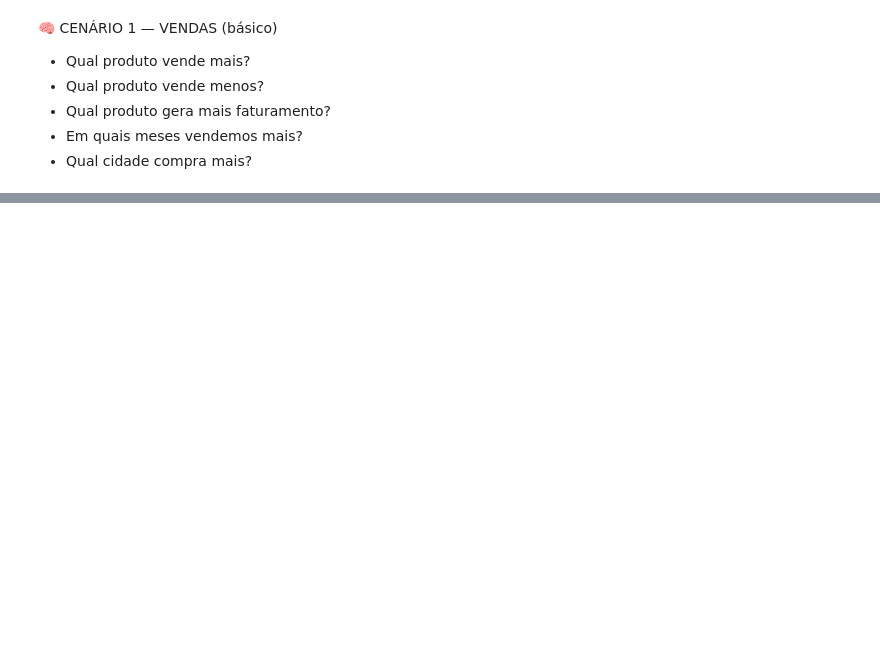
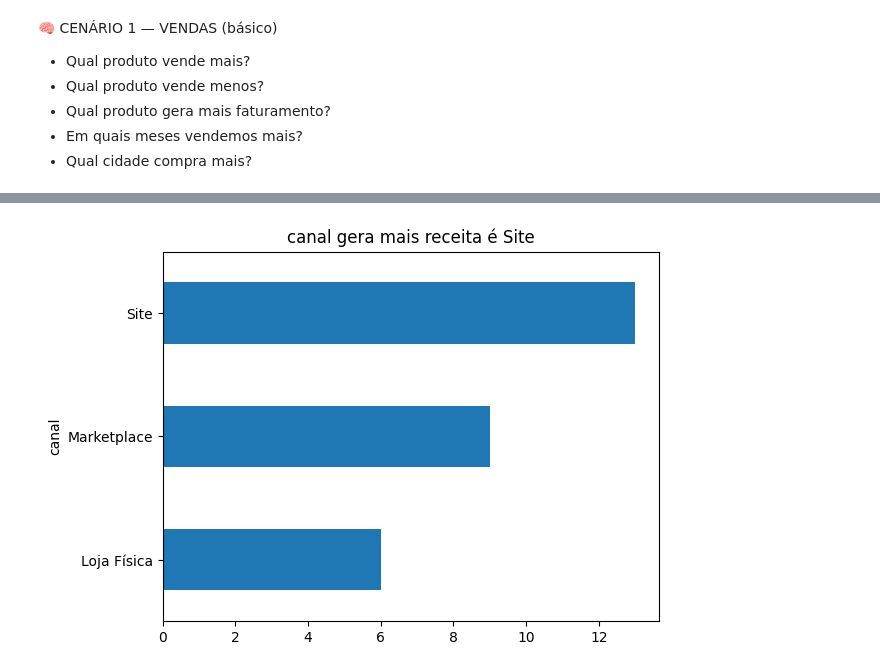
Before and after one commit to kauanmm11/projetos-simples-ao-complexo, a Jupyter notebook: analise-dados/analisando.ipynb, the cells around one changed output, grey strips where cells are left out. Saved outputs shown, nothing was run; the diff lists cells and outputs as text; code cells hidden in the pictures; blank space fills up the shorter version.

```diff
--- a/analise-dados/analisando.ipynb
+++ b/analise-dados/analisando.ipynb
@@ -51,0 +92,9 @@ display(vende_menos)
+# %%
+# Qual canal gera mais receita?
+
+vendas.groupby('canal')['quantidade'].sum().plot(kind='barh')
+canal_receita = vendas.groupby('canal')['quantidade'].sum().idxmax()
+plt.title(f'canal gera mais receita é {canal_receita}')
+plt.show()
+# %% [output]
+[figure, added]
```
Also changed, not shown: parts of 11 cells of this notebook.
